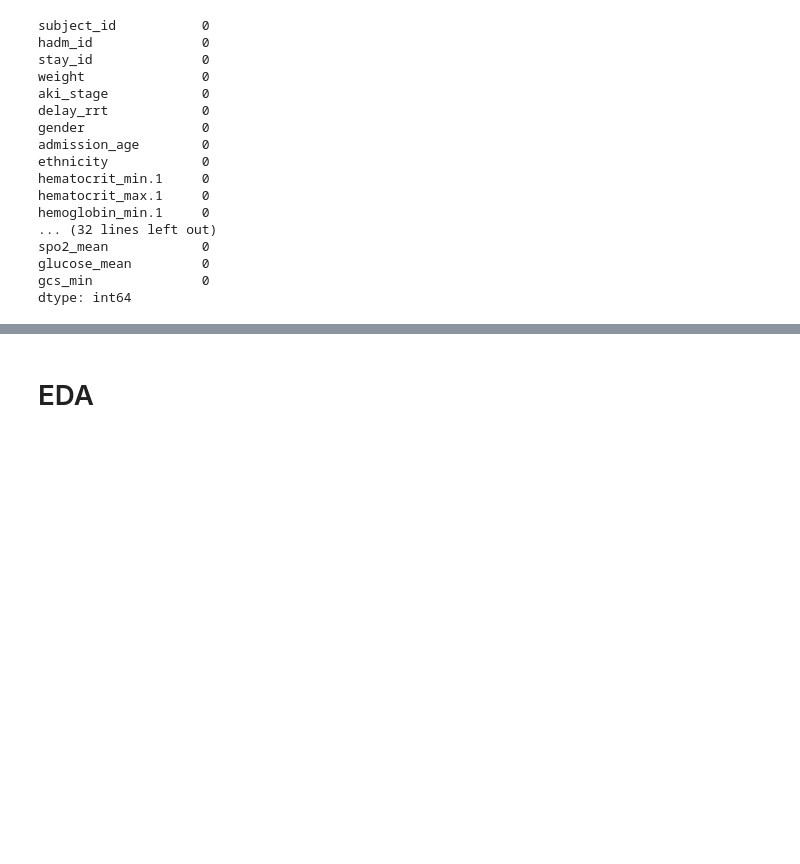
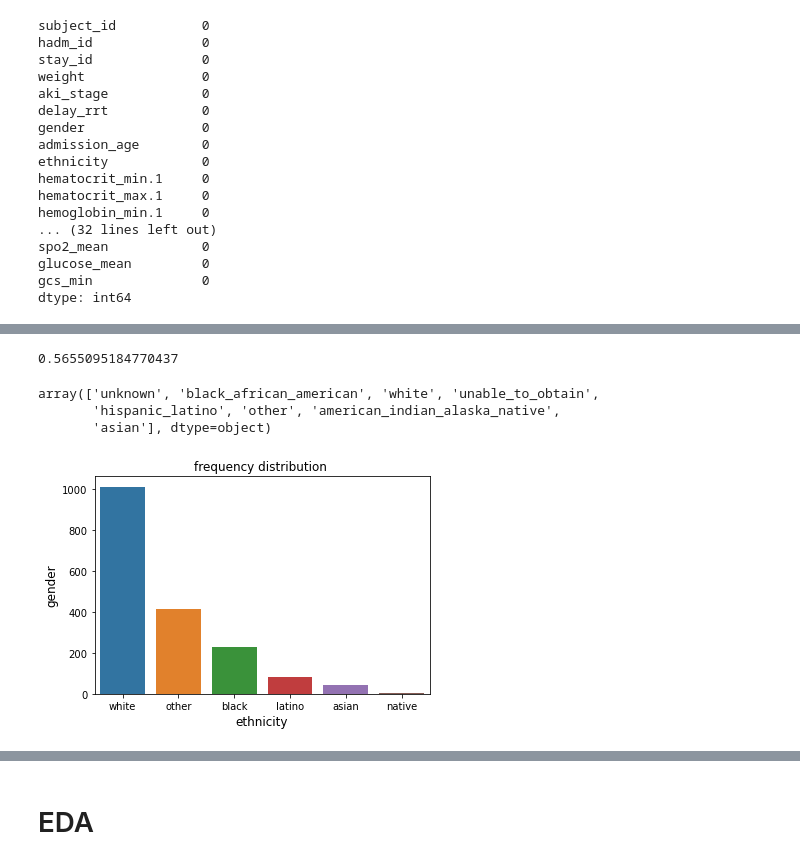
Before and after one commit to doscsy12/AKI_rrt, a Jupyter notebook: data_cleaning_EDA.ipynb, the cells around one changed output, grey strips where cells are left out. Cells and saved outputs as stored; diff of their text form; code cells hidden in the pictures; blank space fills up the shorter version.

```diff
--- a/data_cleaning_EDA.ipynb
+++ b/data_cleaning_EDA.ipynb
@@ -284,0 +364,3 @@ dtype: int64
+# %%
+# convert gender to numerical
+nom_aki['gender']=nom_aki['gender'].apply(lambda x: 1 if x=='M' else 0)
@@ -284,0 +391,34 @@ dtype: int64
+# %%
+nom_aki['ethnicity'] = nom_aki['ethnicity'].str.lower()
+nom_aki['ethnicity'] = nom_aki['ethnicity'].str.replace(' |/','_')
+# %%
+# whites has the biggest percentage
+max(nom_aki['ethnicity'].value_counts())/len(nom_aki)
+# %% [output]
+0.5655095184770437
+# %%
+nom_aki['ethnicity'].unique()
+# %% [output]
+array(['unknown', 'black_african_american', 'white', 'unable_to_obtain',
+       'hispanic_latino', 'other', 'american_indian_alaska_native',
+       'asian'], dtype=object)
+# %%
+ethnic_label = {'unknown': 'other',
+                'black_african_american': 'black',
+                'white': 'white',
+                'unable_to_obtain': 'other',
+               'hispanic_latino': 'latino',
+                'other': 'other',
+                'american_indian_alaska_native': 'native',
+                'asian': 'asian' }
+# %%
+# grouped 'unknown','other','unable to obtain' as 'other'
+nom_aki['ethnicity'] = nom_aki['ethnicity'].map(ethnic_label)
+# %%
+ethnicity_count=nom_aki['ethnicity'].value_counts()
+sns.barplot(ethnicity_count.index,ethnicity_count.values);
+plt.title('frequency distribution ')
+plt.ylabel('gender', fontsize=12)
+plt.xlabel('ethnicity', fontsize=12);
+# %% [output]
+[figure, added]
```
Also changed, not shown: parts of 49 cells of this notebook.
